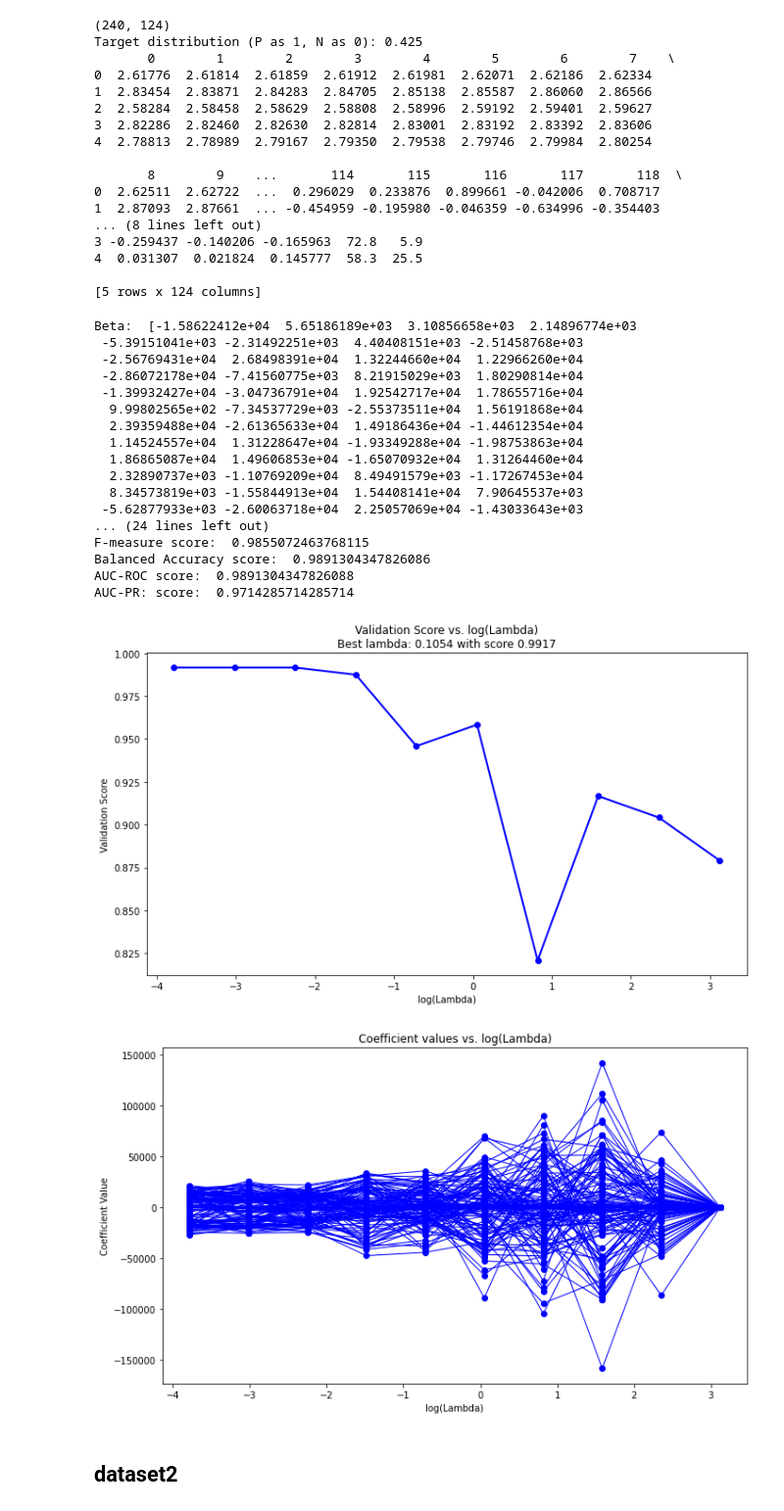
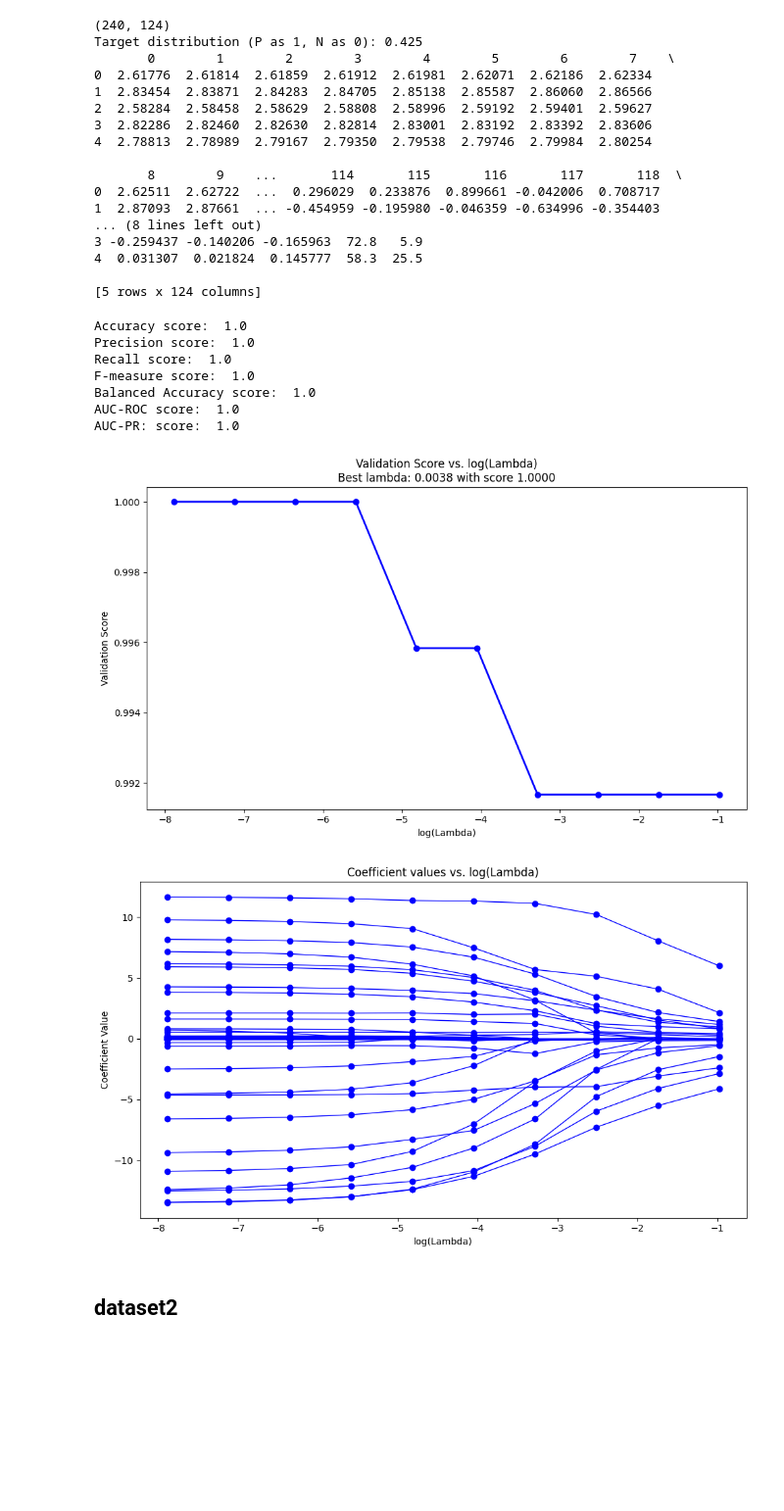
Before and after one commit to kwolny1/cyclic_coordinate_descent_algorithm, a Jupyter notebook: LogRegCCD_notebook.ipynb, the cells around one changed output. Shown at 98% size. Drawn from its saved outputs; the diff is of its cells as text; code cells hidden in the pictures; blank space fills up the shorter version.

```diff
--- a/LogRegCCD_notebook.ipynb
+++ b/LogRegCCD_notebook.ipynb
@@ -227,46 +258,25 @@ Target distribution (P as 1, N as 0): 0.425
 4  0.031307  0.021824  0.145777  58.3  25.5
 
 [5 rows x 124 columns]
-# %%
-logRegCCD = LogRegCCD()
-logRegCCD = logRegCCD.fit(tecator_X, tecator_y)
-
-print("Beta: ", logRegCCD.beta)
-print("Beta zero: ", logRegCCD.beta_zero)
-
-print("-----------------")
-
-print("Accuracy score: ", logRegCCD.validate(tecator_X, tecator_y, accuracy_score))
-print("Precision score: ", logRegCCD.validate(tecator_X, tecator_y, precision_score))
-print("Recall score: ", logRegCCD.validate(tecator_X, tecator_y, recall_score))
-print("F-measure score: ", logRegCCD.validate(tecator_X, tecator_y, f1_score))
-print("Balanced Accuracy score: ", logRegCCD.validate(tecator_X, tecator_y, balanced_accuracy_score))
-print("AUC-ROC score: ", logRegCCD.validate(tecator_X, tecator_y, roc_auc_score))
-print("AUC-PR: score: ", logRegCCD.validate(tecator_X, tecator_y, average_precision_score))
-# %% [output]
-Beta:  [-1.58622412e+04  5.65186189e+03  3.10856658e+03  2.14896774e+03
- -5.39151041e+03 -2.31492251e+03  4.40408151e+03 -2.51458768e+03
- -2.56769431e+04  2.68498391e+04  1.32244660e+04  1.22966260e+04
- -2.86072178e+04 -7.41560775e+03  8.21915029e+03  1.80290814e+04
- -1.39932427e+04 -3.04736791e+04  1.92542717e+04  1.78655716e+04
-  9.99802565e+02 -7.34537729e+03 -2.55373511e+04  1.56191868e+04
-  2.39359488e+04 -2.61365633e+04  1.49186436e+04 -1.44612354e+04
-  1.14524557e+04  1.31228647e+04 -1.93349288e+04 -1.98753863e+04
-  1.86865087e+04  1.49606853e+04 -1.65070932e+04  1.31264460e+04
-  2.32890737e+03 -1.10769209e+04  8.49491579e+03 -1.17267453e+04
-  8.34573819e+03 -1.55844913e+04  1.54408141e+04  7.90645537e+03
- -5.62877933e+03 -2.60063718e+04  2.25057069e+04 -1.43033643e+03
-... (24 lines left out)
-F-measure score:  0.9855072463768115
-Balanced Accuracy score:  0.9891304347826086
-AUC-ROC score:  0.9891304347826088
-AUC-PR: score:  0.9714285714285714
 # %%
-logRegCCD.plot_score(tecator_X, tecator_y, K=10, measure = accuracy_score)
-logRegCCD.plot_coeff(tecator_X, tecator_y, K=10)
+logRegCCD = LogRegCCD()
+logRegCCD = logRegCCD.fit(tecator_X, tecator_y)
+
+evaluate_performance(logRegCCD, tecator_X, tecator_y)
 # %% [output]
-[figure, removed]
-[figure, removed]
+Accuracy score:  1.0
+Precision score:  1.0
+Recall score:  1.0
+F-measure score:  1.0
+Balanced Accuracy score:  1.0
+AUC-ROC score:  1.0
+AUC-PR: score:  1.0
+# %%
+logRegCCD.plot_score()
+logRegCCD.plot_coeff()
+# %% [output]
+[figure, added]
+[figure, added]
 # %% [markdown]
 ## dataset2
 # %%
```
Also changed, not shown: parts of 18 cells of this notebook.
